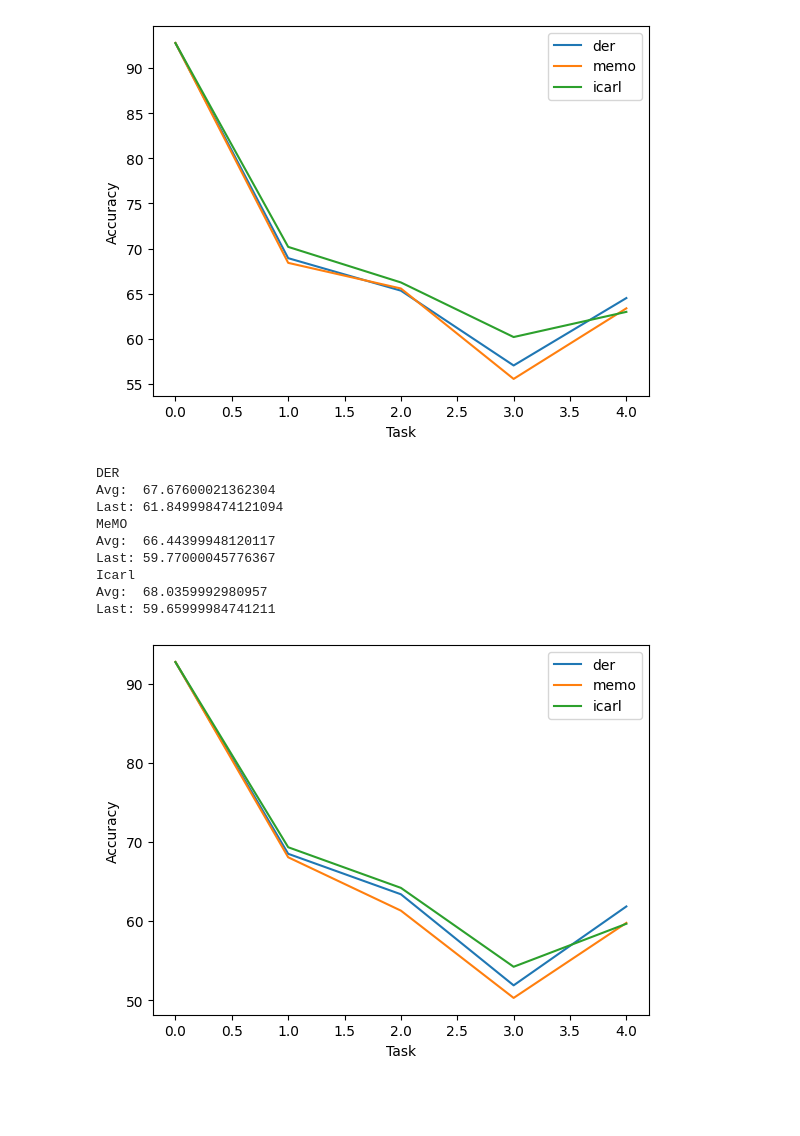
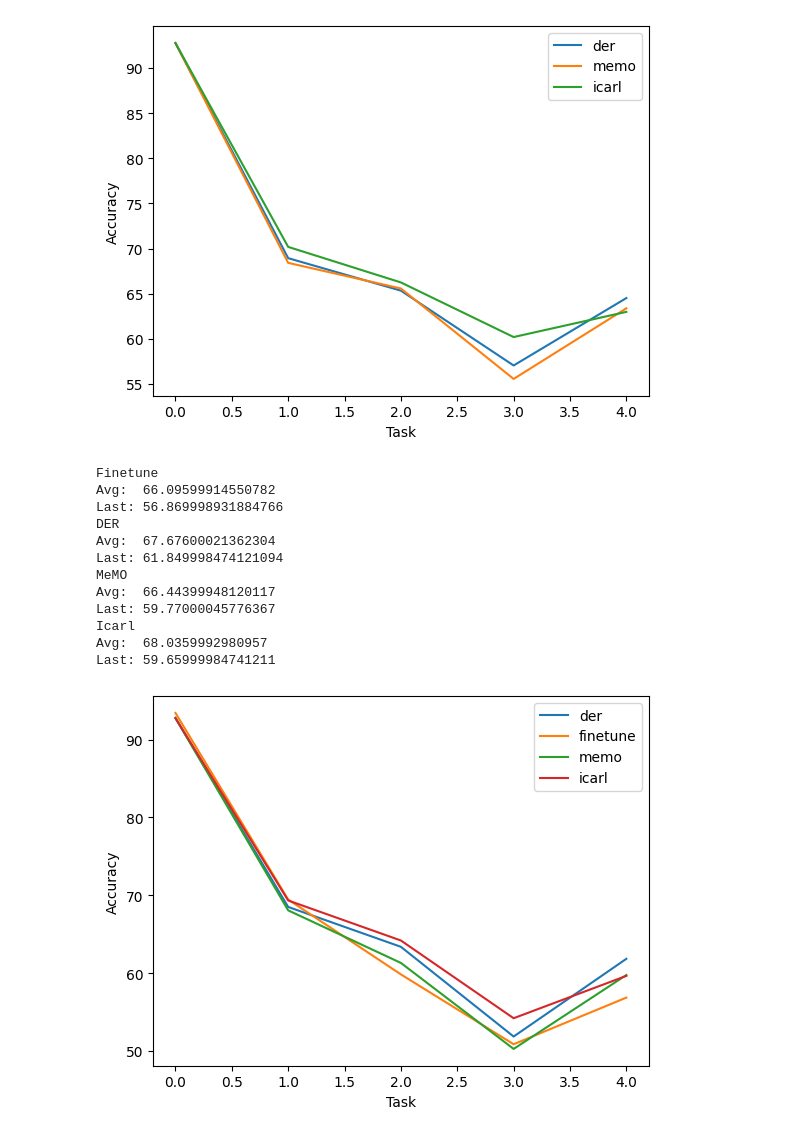
Before and after one commit to NguyenQuangMinh0504/CIL_NIDS, a Jupyter notebook: Code/PythonCode/CIL/results/unsw_nb15_plot.ipynb, the cells around one changed output. Drawn from its saved outputs; the diff is of its cells as text; code cells hidden in the pictures; blank space fills up the shorter version.

```diff
--- a/Code/PythonCode/CIL/results/unsw_nb15_plot.ipynb
+++ b/Code/PythonCode/CIL/results/unsw_nb15_plot.ipynb
@@ -93,12 +93,17 @@ plt.savefig("unsw_nb15_accy_1000.png")
 # %% [output]
 [figure]
 # %%
+unsw_nb15_finetune = json.load(open("./unsw-nb15_finetune_500_unsw_nb15_ann_128_Accuracy_curve.json"))
+unsw_nb15_finetune = [i[2] for i in unsw_nb15_finetune]
 unsw_nb15_der = json.load(open("./unsw-nb15_der_500_unsw_nb15_ann_128_Accuracy_curve.json"))
 unsw_nb15_der = [i[2] for i in unsw_nb15_der]
 unsw_nb15_memo = json.load(open("./unsw-nb15_memo_500_unsw_nb15_memo_ann_128_Accuracy_curve.json"))
 unsw_nb15_memo = [i[2] for i in unsw_nb15_memo]
 unsw_nb15_icarl = json.load(open("./unsw-nb15_icarl_500_unsw_nb15_ann_128_Accuracy_curve.json"))
 unsw_nb15_icarl = [i[2] for i in unsw_nb15_icarl]
+print("Finetune")
+print("Avg: ", np.mean(unsw_nb15_finetune))
+print("Last:", unsw_nb15_finetune[-1])
 print("DER")
 print("Avg: ", np.mean(unsw_nb15_der))
 print("Last:", unsw_nb15_der[-1])
@@ -109,6 +114,9 @@ print("Icarl")
 print("Avg: ", np.mean(unsw_nb15_icarl))
 print("Last:", unsw_nb15_icarl[-1])
 # %% [output]
+Finetune
+Avg:  66.09599914550782
+Last: 56.869998931884766
 DER
 Avg:  67.67600021362304
 Last: 61.849998474121094
@@ -120,11 +128,12 @@ Avg:  68.0359992980957
 Last: 59.65999984741211
 # %%
 plt.plot(unsw_nb15_der, label="der")
+plt.plot(unsw_nb15_finetune, label="finetune")
 plt.plot(unsw_nb15_memo, label="memo")
 plt.plot(unsw_nb15_icarl, label="icarl")
 plt.legend()
 plt.xlabel("Task")
 plt.ylabel("Accuracy")
 plt.savefig("unsw_nb15_accy_500.png")
 # %% [output]
-[figure, old version]
+[figure, new version]
```
Also changed, not shown: 7 other files.
